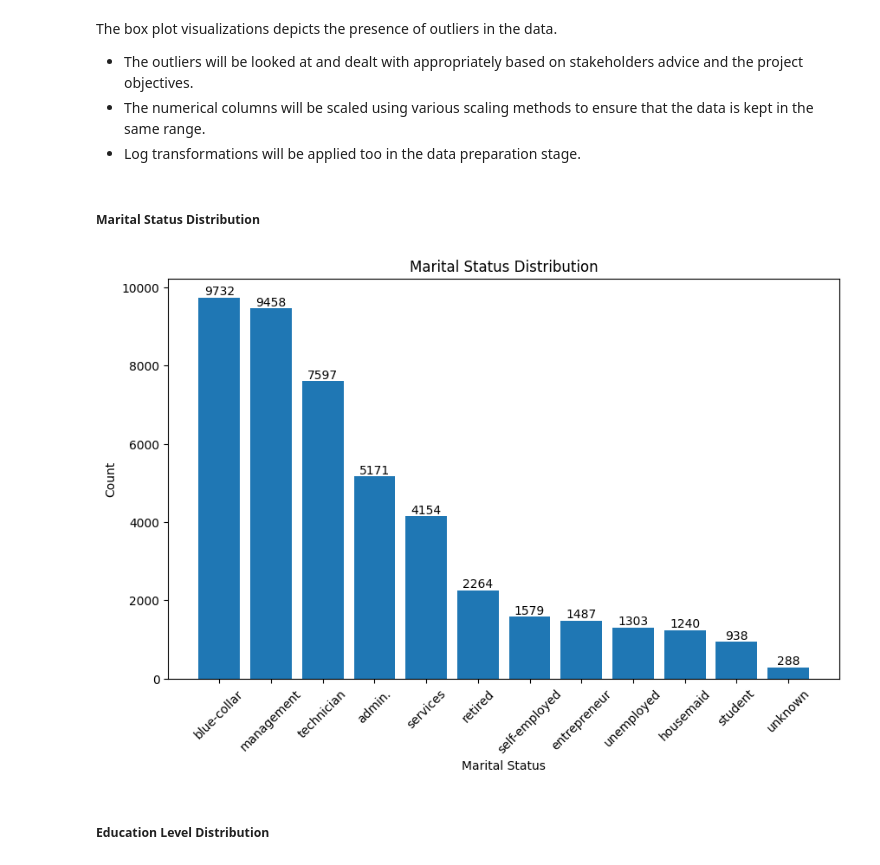
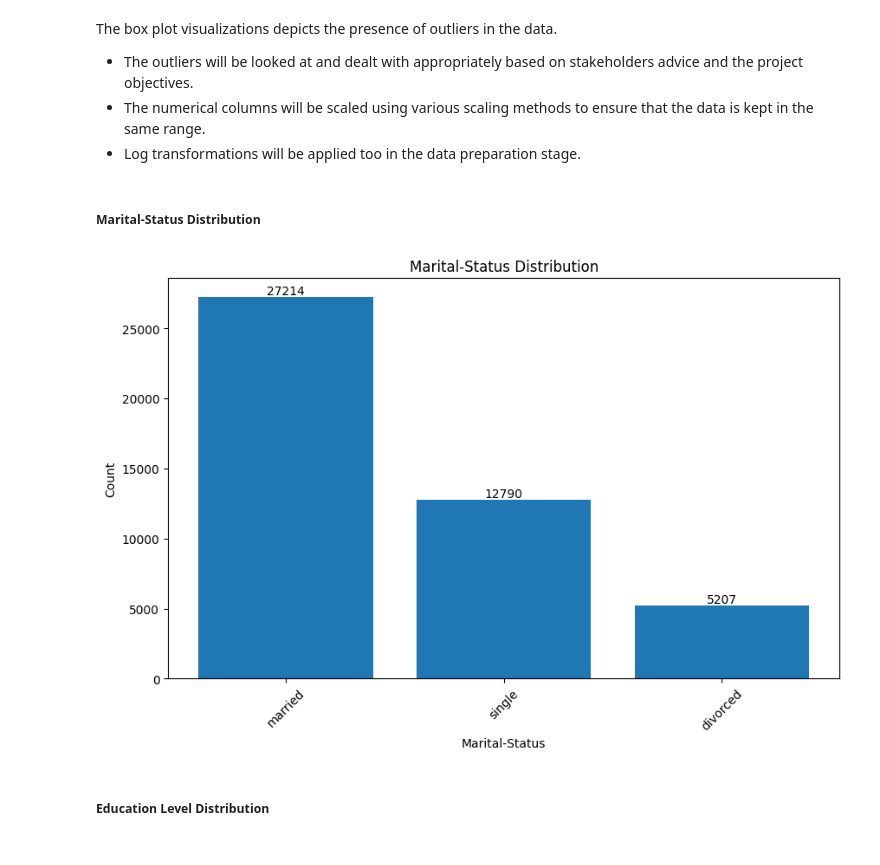
Before and after one commit to adubrightkwartengsnr/Customer_Subscription_Model, a Jupyter notebook: notebooks/customer_subscription.ipynb, the cells around one changed output. Cells and saved outputs as stored; diff of their text form; code cells hidden in the pictures.

```diff
--- a/notebooks/customer_subscription.ipynb
+++ b/notebooks/customer_subscription.ipynb
@@ -413,28 +413,28 @@ The box plot visualizations depicts the presence of outliers in the data.
 - The numerical columns will be scaled using various scaling methods to ensure that the data is kept in the same range.
 - Log transformations will be applied too in the data preparation stage.
 # %% [markdown]
-##### Marital Status Distribution
+##### Marital-Status Distribution
 # %%
-# Univariate analysis - marital status distribution
+# Univariate analysis - marital-status distribution
 
-job_counts = train_df['job'].value_counts()
+marital_dist = train_df['marital'].value_counts()
 
 plt.figure(figsize=(10, 6))
-bars = plt.bar(job_counts.index, job_counts.values)
+bars = plt.bar(marital_dist.index, marital_dist.values)
 
 # Add labels to each bar
 for bar in bars:
     height = bar.get_height()
     plt.text(bar.get_x() + bar.get_width() / 2, height, f'{height}',
              ha='center', va='bottom', fontsize=10)
 
-plt.xlabel('Marital Status')
+plt.xlabel('Marital-Status')
 plt.ylabel('Count')
 plt.xticks(rotation=45)
-plt.title('Marital Status Distribution')
+plt.title('Marital-Status Distribution')
 plt.show()
 # %% [output]
-[figure, old version]
+[figure, new version]
 # %% [markdown]
 ##### Education Level Distribution
 # %%
```
Also changed, not shown: parts of 6 cells of this notebook, 1 other file.
